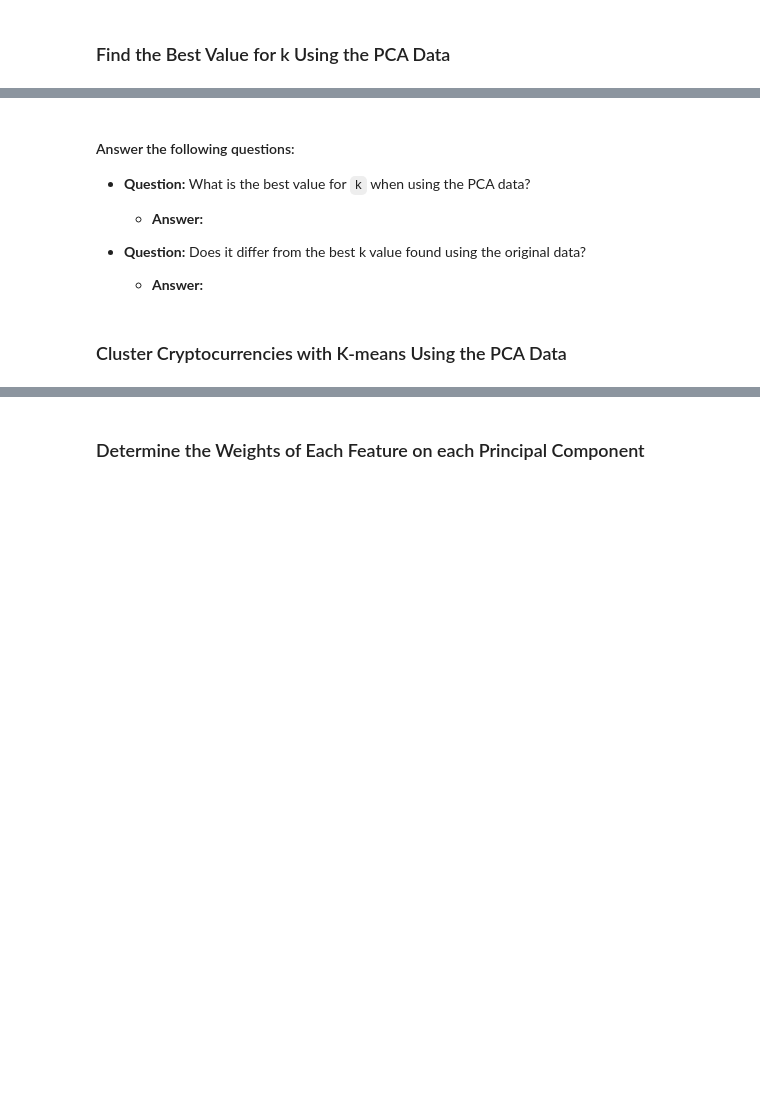
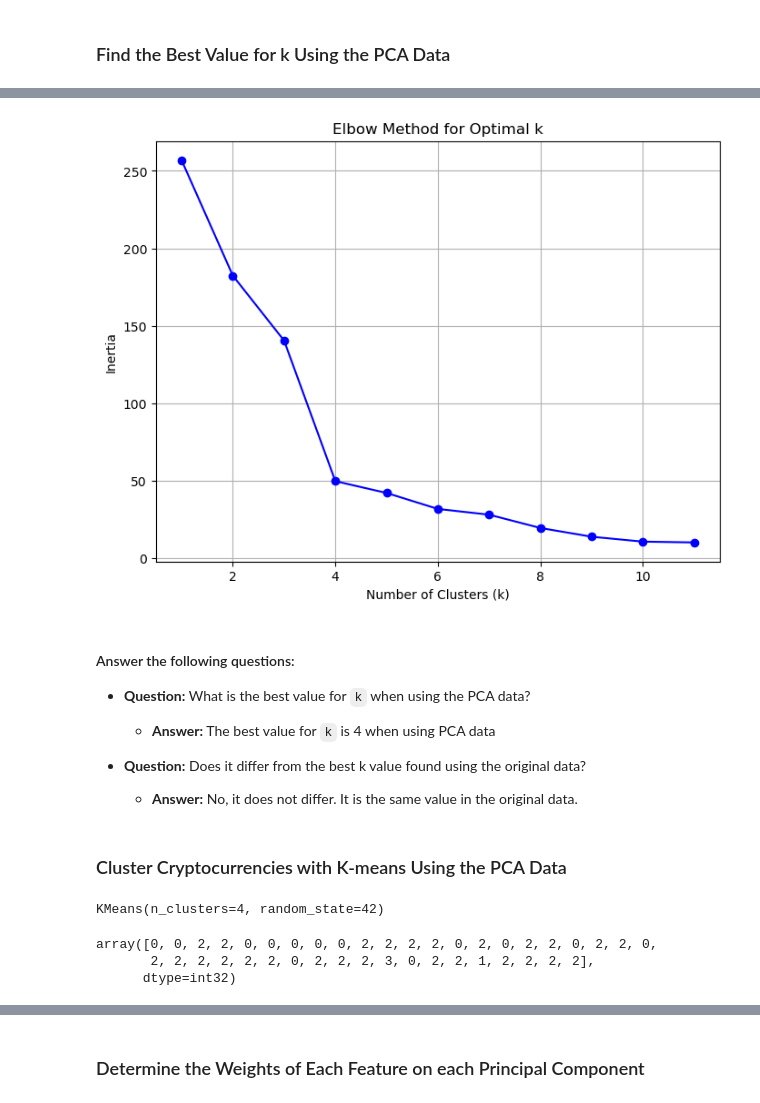
Before and after one commit to tsjohns9/CryptoClustering, a Jupyter notebook: Crypto_Clustering_starter_code.ipynb, the cells around one changed output, grey strips where cells are left out. Cells and saved outputs as stored; diff of their text form; code cells hidden in the pictures; blank space fills up the shorter version.

```diff
--- a/Crypto_Clustering_starter_code.ipynb
+++ b/Crypto_Clustering_starter_code.ipynb
@@ -177,5 +181,11 @@ scatter = market_data_normalized_copy.plot.scatter(
 # %%
 # Use the PCA model with `fit_transform` on the original scaled DataFrame to reduce to three principal components.
-
+pca_transformed_data = pca.fit_transform(market_data_normalized)
 
 # View the first five rows of the DataFrame.
+pca_df = pd.DataFrame(
+    pca_transformed_data,
+    index=market_data_normalized.index,
+    columns=['PC1', 'PC2', 'PC3']
+)
+pca_df.head()
@@ -204,24 +244,31 @@ scatter = market_data_normalized_copy.plot.scatter(
 # %% [markdown]
 ### Find the Best Value for k Using the PCA Data
 # %%
-# Create a list with the number of k-values to try
-# Use a range from 1 to 11
-
+# Create a list with the number of k-values to try (from 1 to 11)
+k_values = list(range(1, 12))
 
 # Create an empty list to store the inertia values
+inertia_values = []
 
+# Loop through each k-value to compute inertia
+for k in k_values:
+    # 1. Create a KMeans model using the loop counter for n_clusters
+    kmeans = KMeans(n_clusters=k, random_state=42)
 
-# Create a for loop to compute the inertia with each possible value of k
-# Inside the loop:
-# 1. Create a KMeans model using the loop counter for the n_clusters
-# 2. Fit the model to the data using PCA DataFrame.
-# 3. Append the model.inertia_ to the inertia list
+    # 2. Fit the model to the data using the PCA DataFrame
+    kmeans.fit(pca_df)
 
+    # 3. Append the model.inertia_ to the inertia list
+    inertia_values.append(kmeans.inertia_)
 
 # Create a dictionary with the data to plot the Elbow curve
-
+elbow_curve_data = dict(zip(k_values, inertia_values))
 
 # Create a DataFrame with the data to plot the Elbow curve
-
+elbow_curve_df = pd.DataFrame({
+    'k': k_values,
+    'inertia': inertia_values
+})
 
 # Display the DataFrame
+elbow_curve_df
@@ -228,16 +288,28 @@ scatter = market_data_normalized_copy.plot.scatter(
 # %%
 # Plot a line chart with all the inertia values computed with
 # the different values of k to visually identify the optimal value for k.
+
+# Plot a line chart with all the inertia values computed with the different values of k
+plt.figure(figsize=(8, 6))
+plt.plot(elbow_curve_df['k'], elbow_curve_df['inertia'], marker='o', linestyle='-', color='b')
+
+plt.xlabel('Number of Clusters (k)')
+plt.ylabel('Inertia')
+plt.title('Elbow Method for Optimal k')
+plt.grid(True)
+plt.show()
+# %% [output]
+[figure, added]
 # %% [markdown]
 #### Answer the following questions:
 * **Question:** What is the best value for `k` when using the PCA data?
 
-  * **Answer:**
+  * **Answer:** The best value for `k` is 4 when using PCA data
 
 
 * **Question:** Does it differ from the best k value found using the original data?
 
-  * **Answer:**
+  * **Answer:** No, it does not differ. It is the same value in the original data.
 # %% [markdown]
 ### Cluster Cryptocurrencies with K-means Using the PCA Data
 # %%
@@ -245,9 +319,16 @@ scatter = market_data_normalized_copy.plot.scatter(
 # %%
 # Fit the K-Means model using the PCA data
+kmeans.fit(pca_df)
+# %% [output]
+KMeans(n_clusters=4, random_state=42)
 # %%
 # Predict the clusters to group the cryptocurrencies using the PCA data
-
-
+cluster_labels = kmeans.predict(pca_df)
 # Print the resulting array of cluster values.
+cluster_labels
+# %% [output]
+array([0, 0, 2, 2, 0, 0, 0, 0, 0, 2, 2, 2, 2, 0, 2, 0, 2, 2, 0, 2, 2, 0,
+       2, 2, 2, 2, 2, 2, 0, 2, 2, 2, 3, 0, 2, 2, 1, 2, 2, 2, 2],
+      dtype=int32)
 # %%
 # Create a copy of the DataFrame with the PCA data
```
Also changed, not shown: parts of 15 cells of this notebook, 1 other file.
